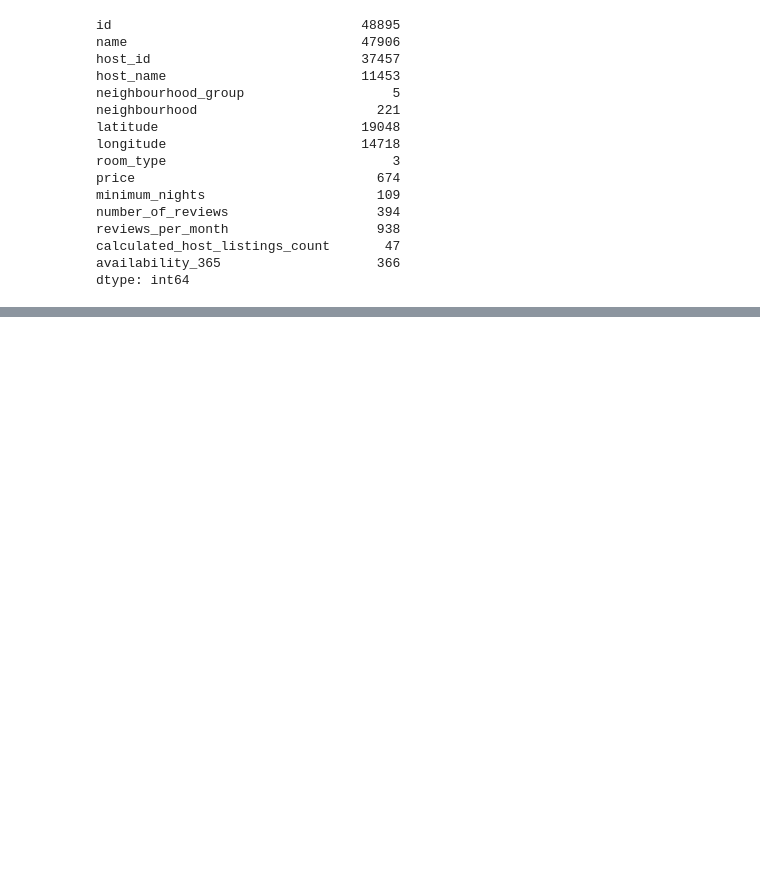
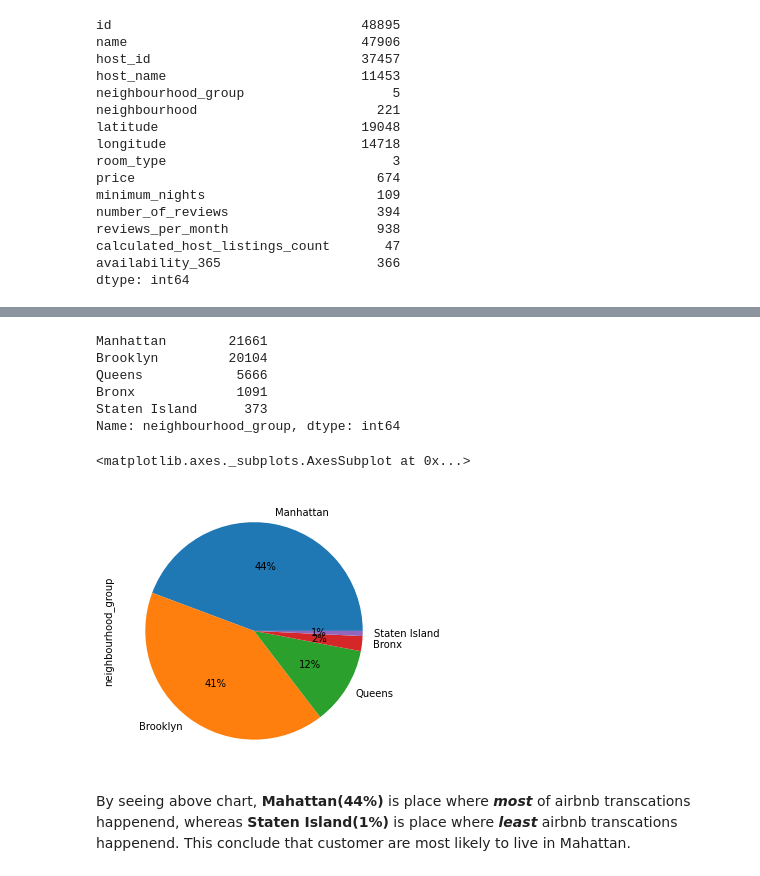
Before and after one commit to abhinavsingh-github/airbnb-booking-analysis, a Jupyter notebook: Abhinav_Singh_Airbnb_Bookings_Analysis_Capstone_Project.ipynb, the cells around one changed output, grey strips where cells are left out. Saved outputs shown, nothing was run; the diff lists cells and outputs as text; code cells hidden in the pictures; blank space fills up the shorter version.

```diff
--- a/Abhinav_Singh_Airbnb_Bookings_Analysis_Capstone_Project.ipynb
+++ b/Abhinav_Singh_Airbnb_Bookings_Analysis_Capstone_Project.ipynb
@@ -146,0 +202,19 @@ dtype: int64
+# %%
+# Lets find frequency count of each neighbourhood_group
+airbnb['neighbourhood_group'].value_counts()
+# %% [output]
+Manhattan        21661
+Brooklyn         20104
+Queens            5666
+Bronx             1091
+Staten Island      373
+Name: neighbourhood_group, dtype: int64
+# %%
+# Plotting pie chart
+neigroupfre = airbnb['neighbourhood_group'].value_counts()
+neigroupfre.plot(kind="pie", figsize=(5, 5) , autopct='%1.0f%%')
+# %% [output]
+<matplotlib.axes._subplots.AxesSubplot at 0x...>
+[figure, added]
+# %% [markdown]
+By seeing above chart, **Mahattan(44%)** is place where ***most*** of airbnb transcations happenend, whereas **Staten Island(1%)** is place where ***least*** airbnb transcations happenend. This conclude that customer are most likely to live in Mahattan.
```
Also changed, not shown: parts of 9 cells of this notebook.
